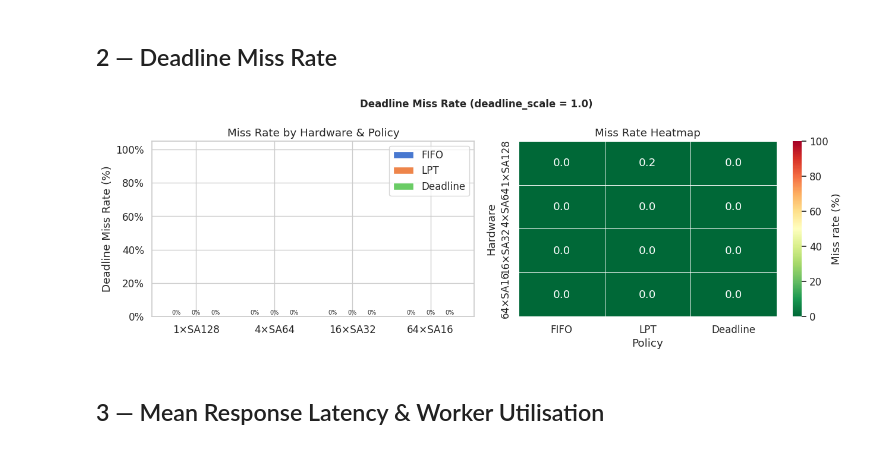
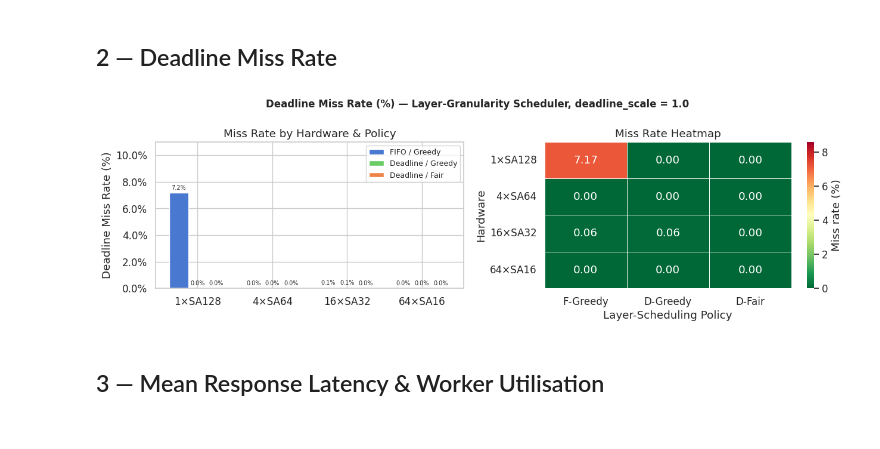
Before and after one commit to vsuresh95/SCALE-Sim, a Jupyter notebook: stage2_analysis.ipynb, the cells around one changed output. Drawn from its saved outputs; the diff is of its cells as text; code cells hidden in the pictures.

```diff
--- a/stage2_analysis.ipynb
+++ b/stage2_analysis.ipynb
@@ -123,49 +163,58 @@ plt.show()
 # %% [markdown]
 ## 2 — Deadline Miss Rate
 # %%
-# Pivot: rows=hardware, cols=policy
-miss_pivot = sched.pivot_table(index='hardware', columns='policy',
-                                values='miss_pct', aggfunc='first')
-miss_pivot = miss_pivot.loc[HW_ORDER, POL_ORDER]
+LP_SHORT_LABELS = {
+    'fifo_greedy':     'F-Greedy',
+    'deadline_greedy': 'D-Greedy',
+    'deadline_fair':   'D-Fair',
+}
 
-fig, axes = plt.subplots(1, 2, figsize=(13, 4.5))
+piv = (sched.pivot_table(index='hardware', columns='lp_key',
+                         values='miss_pct', aggfunc='first')
+           .reindex(index=HW_ORDER, columns=LP_KEYS))
+piv_disp = piv.rename(index=HW_LABELS, columns=LP_SHORT_LABELS)
 
-# — Plot 2a: Grouped bar —
+max_miss = piv.max().max()
+ylim_bar = max(10, round(max_miss * 1.4 + 1))
+
+fig, axes = plt.subplots(1, 2, figsize=(13, 4))
+
+# — Plot 2a: grouped bar ───────────────────────────────────────────────────────
 ax = axes[0]
 x = np.arange(len(HW_ORDER))
 w = 0.25
-for i, pol in enumerate(POL_ORDER):
-    ax.bar(x + (i - 1) * w, miss_pivot[pol], w,
-           label=POL_LABELS[pol], color=POL_COLORS[pol], edgecolor='white')
-
+for i, lp in enumerate(LP_KEYS):
+    vals = piv[lp].values.astype(float)
+    ax.bar(x + (i - 1) * w, vals, w,
+           label=LP_LABELS[lp], color=LP_COLORS[lp], edgecolor='white')
+    for xi, v in zip(x + (i - 1) * w, vals):
+        ax.text(xi, v + ylim_bar * 0.015, f'{v:.1f}%',
+                ha='center', va='bottom', fontsize=7)
 ax.set_xticks(x)
 ax.set_xticklabels([HW_LABELS[h] for h in HW_ORDER])
 ax.set_ylabel('Deadline Miss Rate (%)')
 ax.set_title('Miss Rate by Hardware & Policy')
-ax.legend()
+ax.legend(fontsize=9)
 ax.yaxis.set_major_formatter(mticker.PercentFormatter())
-ax.set_ylim(0, 105)
-for bar in ax.patches:
-    h = bar.get_height()
-    ax.text(bar.get_x() + bar.get_width()/2, h + 0.5,
-            f'{h:.0f}%', ha='center', va='bottom', fontsize=7)
+ax.set_ylim(0, ylim_bar)
 
-# — Plot 2b: Heatmap —
+# — Plot 2b: heatmap ──────────────────────────────────────────────────────────
 ax = axes[1]
-hm_data = miss_pivot.rename(index=HW_LABELS,
-                             columns={p: POL_LABELS[p] for p in POL_ORDER})
-sns.heatmap(hm_data, ax=ax, annot=True, fmt='.1f', cmap='RdYlGn_r',
-            vmin=0, vmax=100, linewidths=0.5, cbar_kws={'label': 'Miss rate (%)'})
+annot = piv_disp.map(lambda v: f'{v:.2f}' if pd.notna(v) else 'n/a')
+sns.heatmap(piv_disp, ax=ax, annot=annot, fmt='', cmap='RdYlGn_r',
+            vmin=0, vmax=max(max_miss * 1.2, 5), linewidths=0.5,
+            cbar_kws={'label': 'Miss rate (%)'})
 ax.set_title('Miss Rate Heatmap')
-ax.set_xlabel('Policy')
+ax.set_xlabel('Layer-Scheduling Policy')
 ax.set_ylabel('Hardware')
 
-fig.suptitle('Deadline Miss Rate (deadline_scale = 1.0)', fontsize=12, fontweight='bold')
+fig.suptitle('Deadline Miss Rate (%) — Layer-Granularity Scheduler, deadline_scale = 1.0',
+             fontsize=12, fontweight='bold')
 plt.tight_layout()
 plt.savefig('outputs/miss_rate.pdf', bbox_inches='tight')
 plt.show()
 # %% [output]
-[figure, old version]
+[figure, new version]
 # %% [markdown]
 ## 3 — Mean Response Latency & Worker Utilisation
 # %%
```
Also changed, not shown: parts of 3 cells of this notebook, 5 other files.
